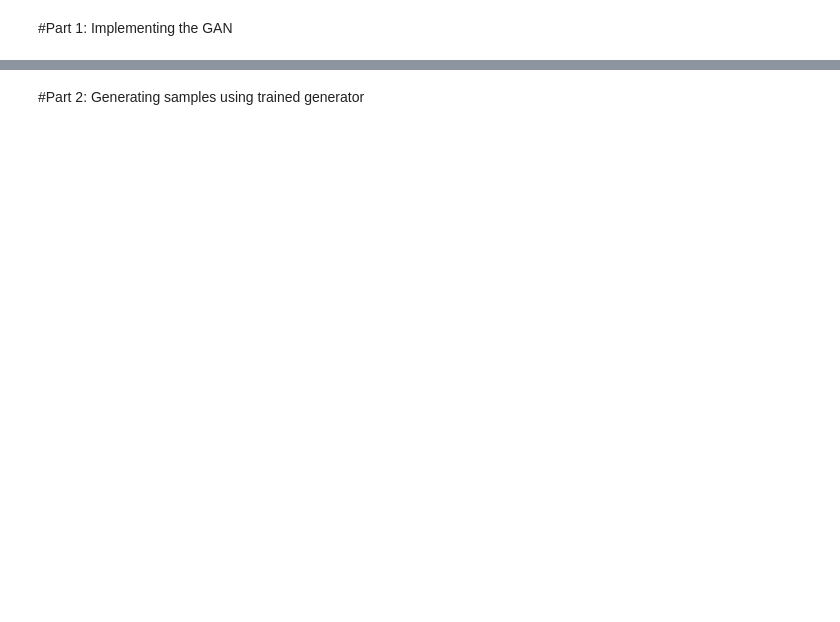
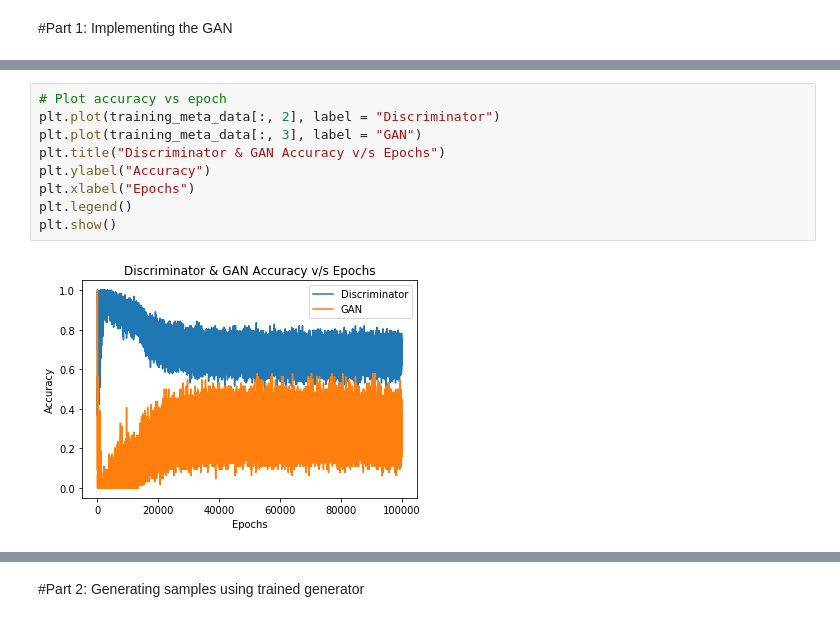
Before and after one commit to omanshuthapliyal/ML2Coursework, a Jupyter notebook: Omanshu_Thapliyal_GAN.ipynb, the cells around one changed output, grey strips where cells are left out. Drawn from its saved outputs; the diff is of its cells as text; blank space fills up the shorter version.

```diff
--- a/Omanshu_Thapliyal_GAN.ipynb
+++ b/Omanshu_Thapliyal_GAN.ipynb
@@ -200,0 +293,11 @@ Answer the following questions:
+# %%
+# Plot accuracy vs epoch
+plt.plot(training_meta_data[:, 2], label = "Discriminator")
+plt.plot(training_meta_data[:, 3], label = "GAN")
+plt.title("Discriminator & GAN Accuracy v/s Epochs")
+plt.ylabel("Accuracy")
+plt.xlabel("Epochs")
+plt.legend()
+plt.show()
+# %% [output]
+[figure, added]
```
Also changed, not shown: parts of 24 cells of this notebook.
